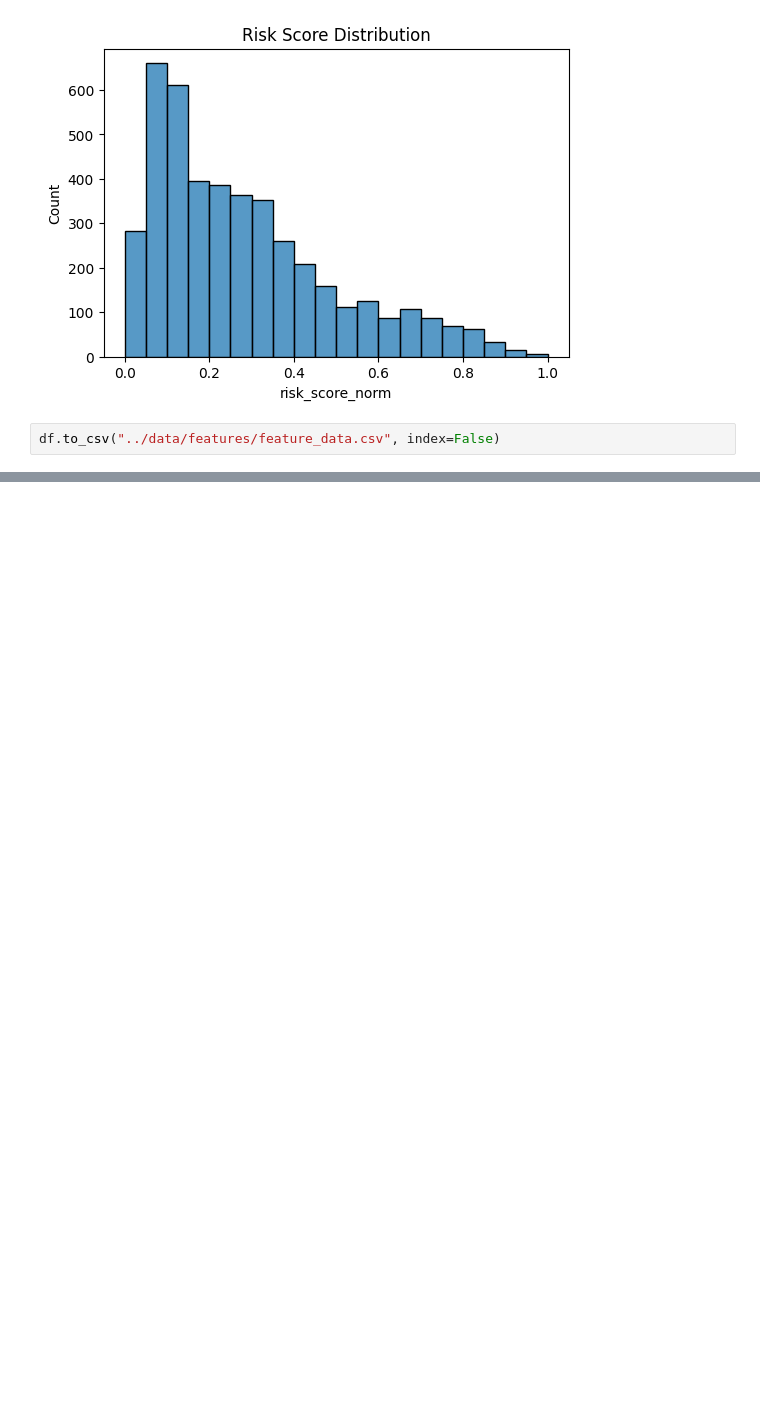
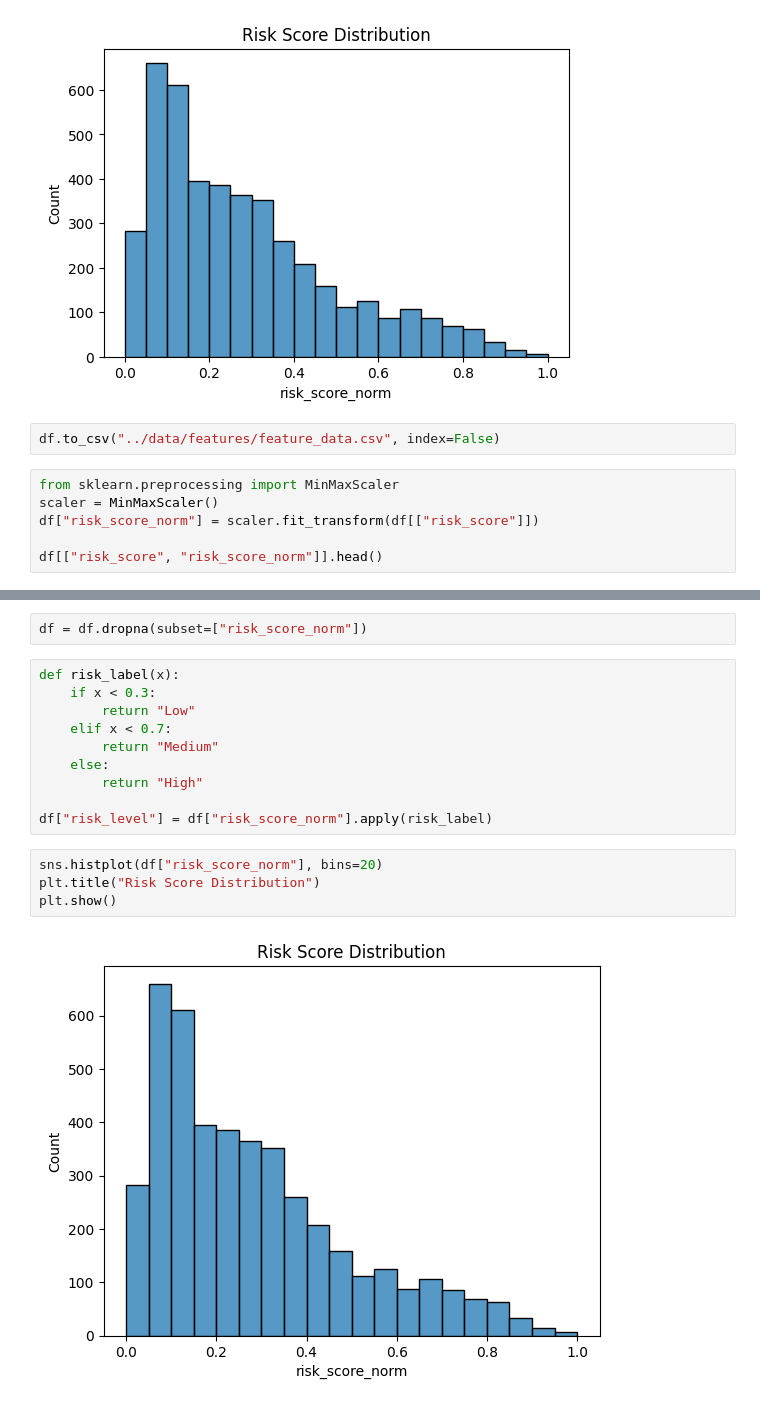
Before and after one commit to shreyag419/Microplastics-analysis, a Jupyter notebook: notebooks/03_normalization.ipynb, the cells around one changed output, grey strips where cells are left out. Cells and saved outputs as stored; diff of their text form; blank space fills up the shorter version.

```diff
--- a/notebooks/03_normalization.ipynb
+++ b/notebooks/03_normalization.ipynb
@@ -94,3 +94,9 @@ plt.show()
 [figure]
 # %%
 df.to_csv("../data/features/feature_data.csv", index=False)
+# %%
+from sklearn.preprocessing import MinMaxScaler
+scaler = MinMaxScaler()
+df["risk_score_norm"] = scaler.fit_transform(df[["risk_score"]])
+
+df[["risk_score", "risk_score_norm"]].head()
@@ -96,0 +110,18 @@ df.to_csv("../data/features/feature_data.csv", index=False)
+# %%
+df = df.dropna(subset=["risk_score_norm"])
+# %%
+def risk_label(x):
+    if x < 0.3:
+        return "Low"
+    elif x < 0.7:
+        return "Medium"
+    else:
+        return "High"
+
+df["risk_level"] = df["risk_score_norm"].apply(risk_label)
+# %%
+sns.histplot(df["risk_score_norm"], bins=20)
+plt.title("Risk Score Distribution")
+plt.show()
+# %% [output]
+[figure, added]
```
Also changed, not shown: parts of 4 cells of this notebook, 2 other files.
